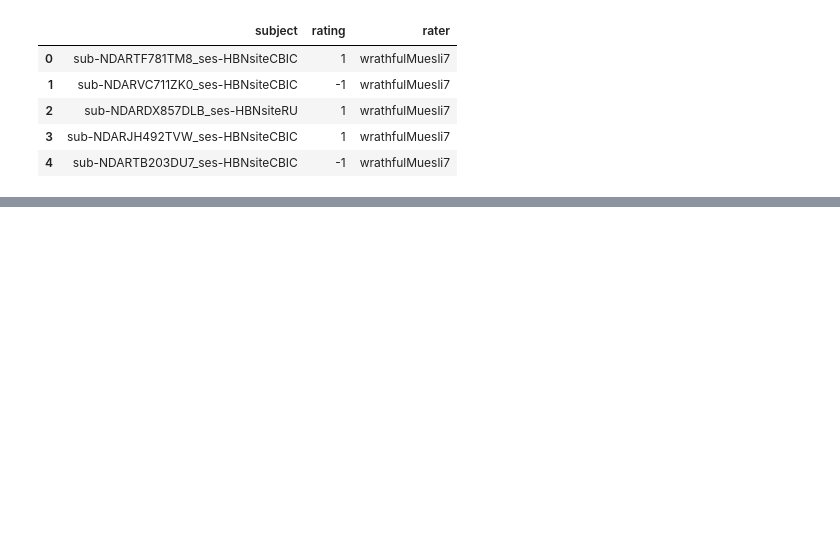
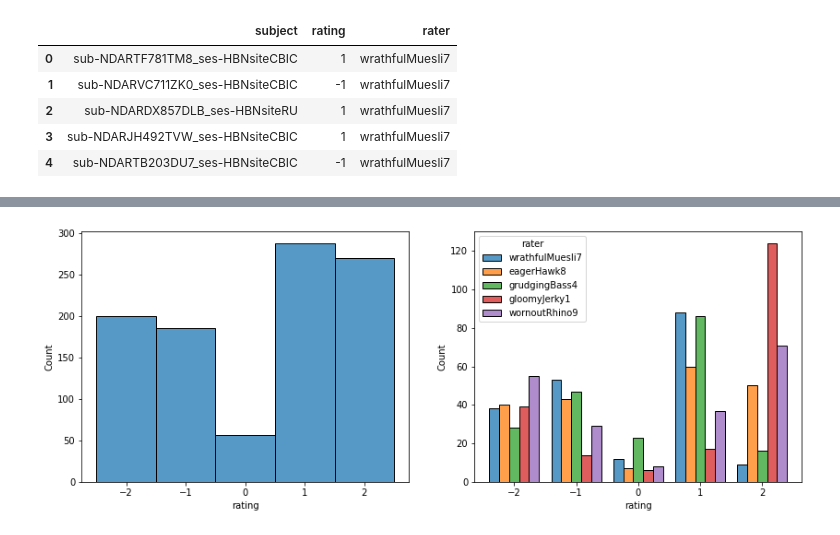
Before and after one commit to richford/hbn-pod2-qc, a Jupyter notebook: combine_expert_qc.ipynb, the cells around one changed output, grey strips where cells are left out. Drawn from its saved outputs; the diff is of its cells as text; code cells hidden in the pictures; blank space fills up the shorter version.

```diff
--- a/combine_expert_qc.ipynb
+++ b/combine_expert_qc.ipynb
@@ -45 +51,22 @@ expert_qc.groupby("subject").agg(["mean", "median", "std", "min", "max", "count"
 200 rows × 6 columns
+# %%
+fig, ax = plt.subplots(1, 2, figsize=(14, 5))
+
+_ = sns.histplot(
+    data=expert_qc,
+    x="rating",
+    bins=np.linspace(-2.5, 2.5, 6),
+    ax=ax[0]
+)
+
+_ = sns.histplot(
+    data=expert_qc,
+    x="rating",
+    bins=np.linspace(-2.5, 2.5, 6),
+    hue="rater",
+    multiple="dodge",
+    shrink=0.8,
+    ax=ax[1]
+)
+# %% [output]
+[figure, added]
```
Also changed, not shown: parts of 9 cells of this notebook, 1 other file.
